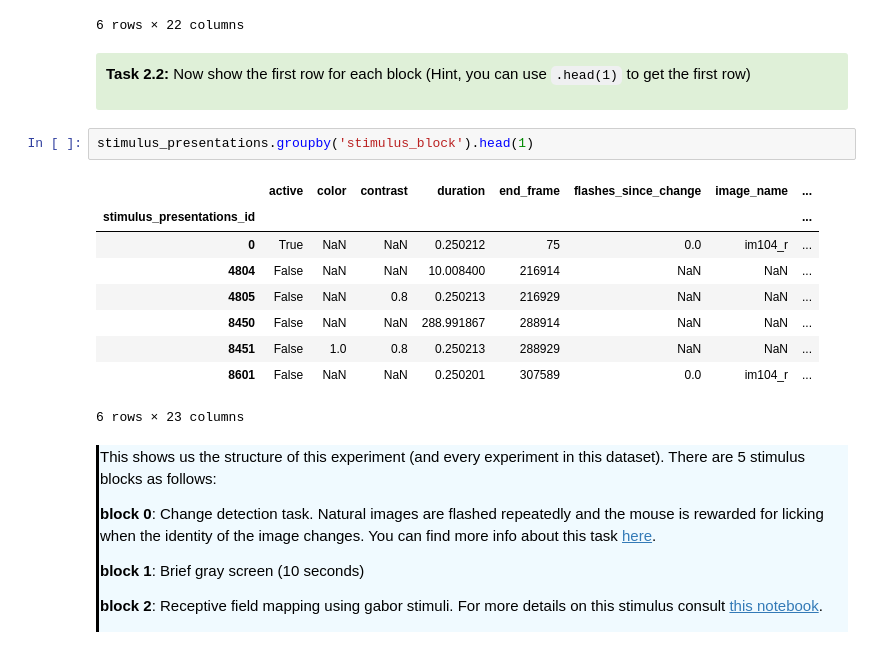
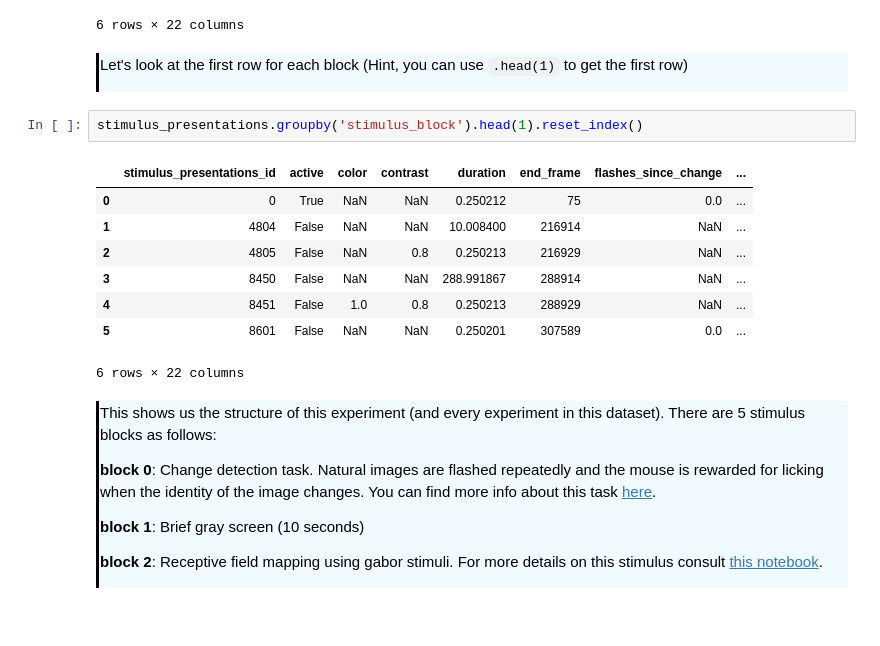
Before and after one commit to AllenInstitute/swdb_2022, a Jupyter notebook: DynamicBrain/solutions/Visual_Behavior_Neuropixels_SWDB_2022_Tutorial_Solutions.ipynb, the cells around one changed output. Saved outputs shown, nothing was run; the diff lists cells and outputs as text; blank space fills up the shorter version.

```diff
--- a/DynamicBrain/solutions/Visual_Behavior_Neuropixels_SWDB_2022_Tutorial_Solutions.ipynb
+++ b/DynamicBrain/solutions/Visual_Behavior_Neuropixels_SWDB_2022_Tutorial_Solutions.ipynb
@@ -283,21 +294,21 @@ stimulus_presentations.groupby('stimulus_block').count()
 | 5 | 4804 | 0 | 0 | 4804 | 4804 | 4804 | 4804 | 4804 | ... |
 6 rows × 22 columns
 # %% [markdown]
-<div style="background: #DFF0D8; border-radius: 3px; padding: 10px;">
-    <p><b>Task 2.2:</b>  Now show the first row for each block (Hint, you can use <code>.head(1)</code> to get the first row)
+<div style="border-left: 3px solid #000; padding: 1px; padding-left: 10px; background: #F0FAFF; ">
+
+Let's look at the first row for each block (Hint, you can use <code>.head(1)</code> to get the first row)
 </div>
 # %%
-stimulus_presentations.groupby('stimulus_block').head(1)
+stimulus_presentations.groupby('stimulus_block').head(1).reset_index()
 # %% [output]
-|  | active | color | contrast | duration | end_frame | flashes_since_change | image_name | ... |
-| stimulus_presentations_id |  |  |  |  |  |  |  | ... |
-| 0 | True | NaN | NaN | 0.250212 | 75 | 0.0 | im104_r | ... |
-| 4804 | False | NaN | NaN | 10.008400 | 216914 | NaN | NaN | ... |
-| 4805 | False | NaN | 0.8 | 0.250213 | 216929 | NaN | NaN | ... |
-| 8450 | False | NaN | NaN | 288.991867 | 288914 | NaN | NaN | ... |
-| 8451 | False | 1.0 | 0.8 | 0.250213 | 288929 | NaN | NaN | ... |
-| 8601 | False | NaN | NaN | 0.250201 | 307589 | 0.0 | im104_r | ... |
+|  | stimulus_presentations_id | active | color | contrast | duration | end_frame | flashes_since_change | ... |
+| 0 | 0 | True | NaN | NaN | 0.250212 | 75 | 0.0 | ... |
+| 1 | 4804 | False | NaN | NaN | 10.008400 | 216914 | NaN | ... |
+| 2 | 4805 | False | NaN | 0.8 | 0.250213 | 216929 | NaN | ... |
+| 3 | 8450 | False | NaN | NaN | 288.991867 | 288914 | NaN | ... |
+| 4 | 8451 | False | 1.0 | 0.8 | 0.250213 | 288929 | NaN | ... |
+| 5 | 8601 | False | NaN | NaN | 0.250201 | 307589 | 0.0 | ... |
-6 rows × 23 columns
+6 rows × 22 columns
 # %% [markdown]
 <div style="border-left: 3px solid #000; padding: 1px; padding-left: 10px; background: #F0FAFF; ">
 
```
Also changed, not shown: parts of 67 cells of this notebook, 4 other files.
